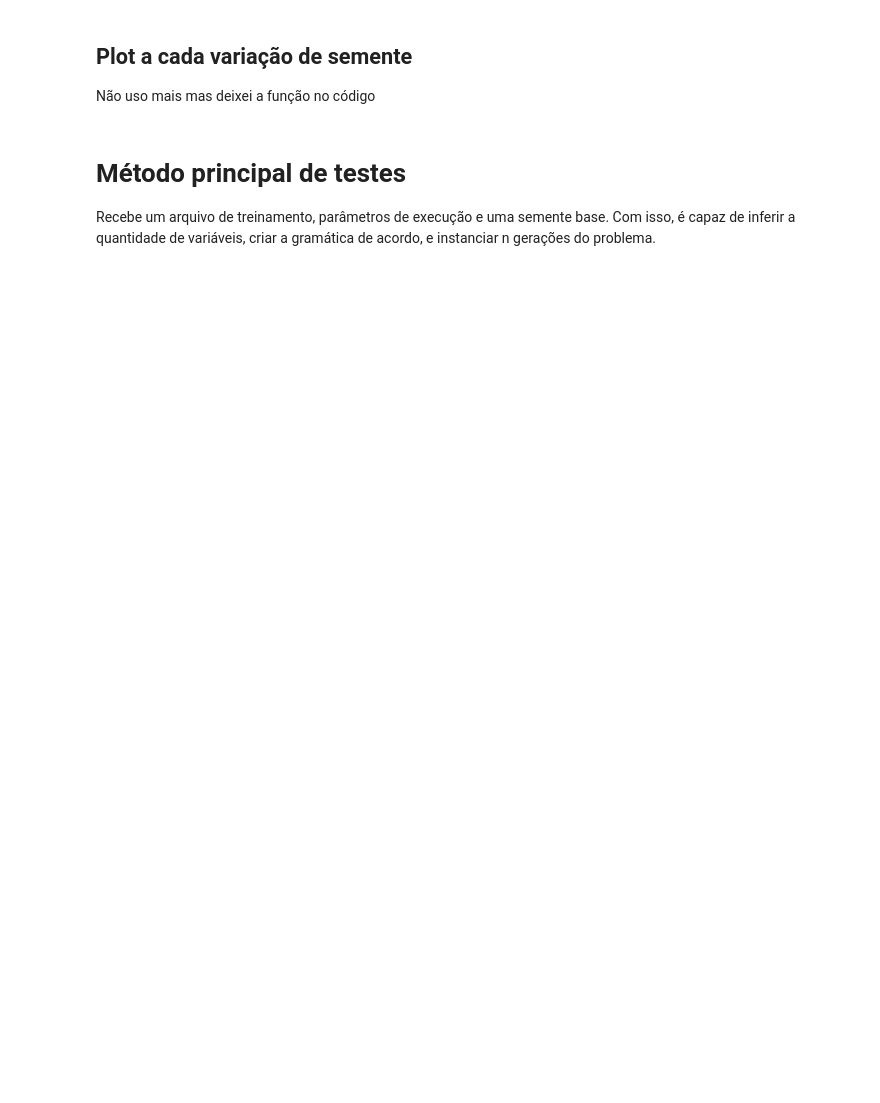
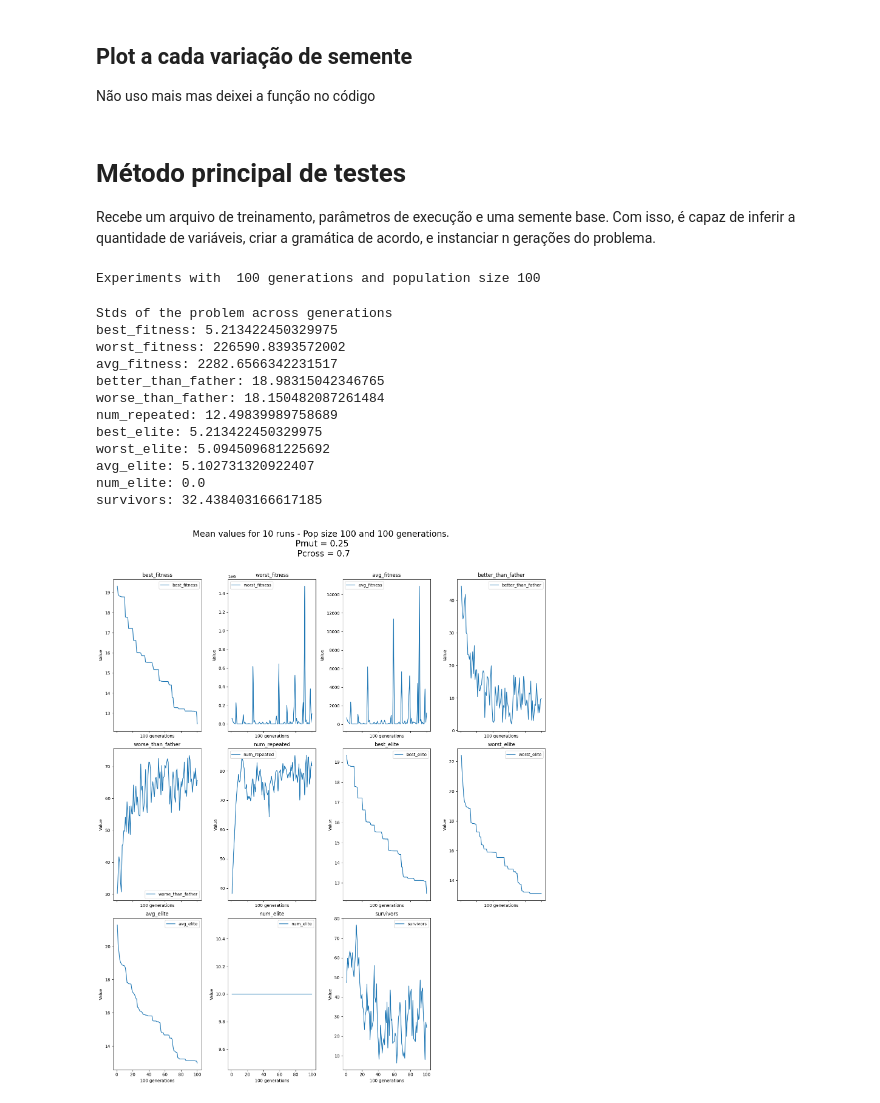
Before and after one commit to diogoneiss/Structured-Grammar-Evolution-in-Numba, a Jupyter notebook: tp1.ipynb, the cells around one changed output. Drawn from its saved outputs; the diff is of its cells as text; code cells hidden in the pictures; blank space fills up the shorter version.

```diff
--- a/tp1.ipynb
+++ b/tp1.ipynb
@@ -657,7 +856,7 @@ def run_and_plot_every_iteration(max_depth=3, p_mutation=0.05, p_crossover=0.09,
 Recebe um arquivo de treinamento, parâmetros de execução e uma semente base.
 Com isso, é capaz de inferir a quantidade de variáveis, criar a gramática de acordo, e instanciar n gerações do problema.
 # %%
-def run_random_variations(train_filename, run_parameters, base_seed=0):
+def run_random_variations(train_filename, run_parameters, base_seed=0, change_tournament_size=True):
     df_train = pd.read_csv(train_filename, header=None)
 
     variable_matrix, y = parse_df(df_train)
@@ -677,13 +876,13 @@ def run_random_variations(train_filename, run_parameters, base_seed=0):
         seed(base_seed)
         np.random.seed(base_seed)
 
-        stats, final_genotypes, used_grammar = genetic_programming(run_parameters['generations'], run_parameters['population_size'], run_parameters["max_depth"], run_parameters["p_mutation"], run_parameters["p_crossover"], run_parameters["elite_percentage"], variable_matrix, y, run_parameters["tournament_size"], True)
-        stats_list.append(stats)
-        final_genotypes_list.append(final_genotypes)
+        run_stats, run_final_genotypes, used_grammar = genetic_programming(run_parameters['generations'], run_parameters['population_size'], run_parameters["max_depth"], run_parameters["p_mutation"], run_parameters["p_crossover"], run_parameters["elite_percentage"], variable_matrix, y, run_parameters["tournament_size"], change_tournament_size, True)
+        stats_list.append(run_stats)
+        final_genotypes_list.append(run_final_genotypes)
         final_used_grammar = used_grammar
 
         # get the best fitness from the last generation
-        best_fitness_current = stats[-1, 0]
+        best_fitness_current = run_stats[-1, 0]
         if best_fitness_current < best_fitness_value:
             best_fitness_value = best_fitness_current
             best_fitness_experiment = i
@@ -692,33 +891,48 @@ def run_random_variations(train_filename, run_parameters, base_seed=0):
     mean_stats = np.mean(stats_list, axis=0)
 
     stds_across_stats = np.std(stats_list, axis=0)
 
     print("Stds of the problem across generations")
     for i in range(len(index_to_variable_name)):
         print(f"{index_to_variable_name[i]}: {stds_across_stats[-1, i]}")
 
 
     title = f"Pop size {run_parameters['population_size']} and {run_parameters['generations']} generations. \nPmut = {run_parameters['p_mutation']}\n Pcross = {run_parameters['p_crossover']}"
 
     plot_stats(mean_stats, index_to_variable_name, f"Mean values for {random_iterations} runs - {title}")
     plot_stats(stats_list[best_fitness_experiment], index_to_variable_name, f"Best fitness - {title}")
 
     return mean_stats, stats_list[best_fitness_experiment],  final_genotypes_list[best_fitness_experiment], stds_across_stats, final_used_grammar
 
 
 
 run_parameters = {
-    "generations": 20,
-    "population_size": 25,
+    "generations": 100,
+    "population_size": 100,
     "max_depth": 5,
-    "p_mutation": 0.3,
+    "p_mutation": 0.25,
     "p_crossover": 0.7,
     "elite_percentage": 0.1,
     "tournament_size": 2
 }
 
 agg, best_gen_stats, best_genotypes, stds, grammar = run_random_variations("synth1/synth1-train.csv", run_parameters, 0)
 
 data_cache = (agg, best_gen_stats, best_genotypes, stds, grammar)
 final_fitness = best_gen_stats[-1, 0]
 cache = save_cache(cache, data_cache, final_fitness, "synth1/synth1-train.csv", run_parameters)
+# %% [output]
+Experiments with  100 generations and population size 100
+Stds of the problem across generations
+best_fitness: 5.213422450329975
+worst_fitness: 226590.8393572002
+avg_fitness: 2282.6566342231517
+better_than_father: 18.98315042346765
+worse_than_father: 18.150482087261484
+num_repeated: 12.49839989758689
+best_elite: 5.213422450329975
+worst_elite: 5.094509681225692
+avg_elite: 5.102731320922407
+num_elite: 0.0
+survivors: 32.438403166617185
+[figure, added]
```
Also changed, not shown: parts of 19 cells of this notebook, 4 other files.
